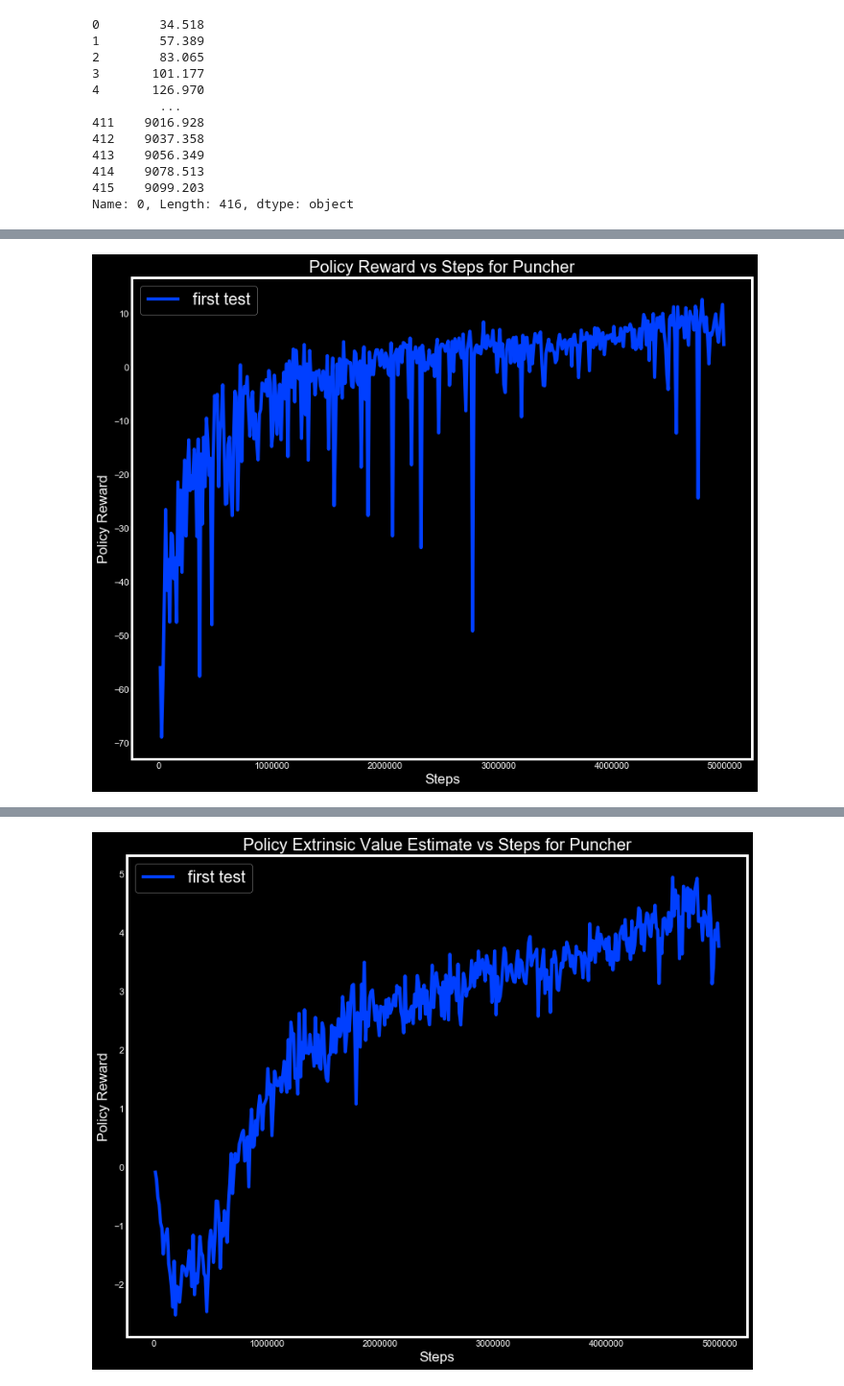
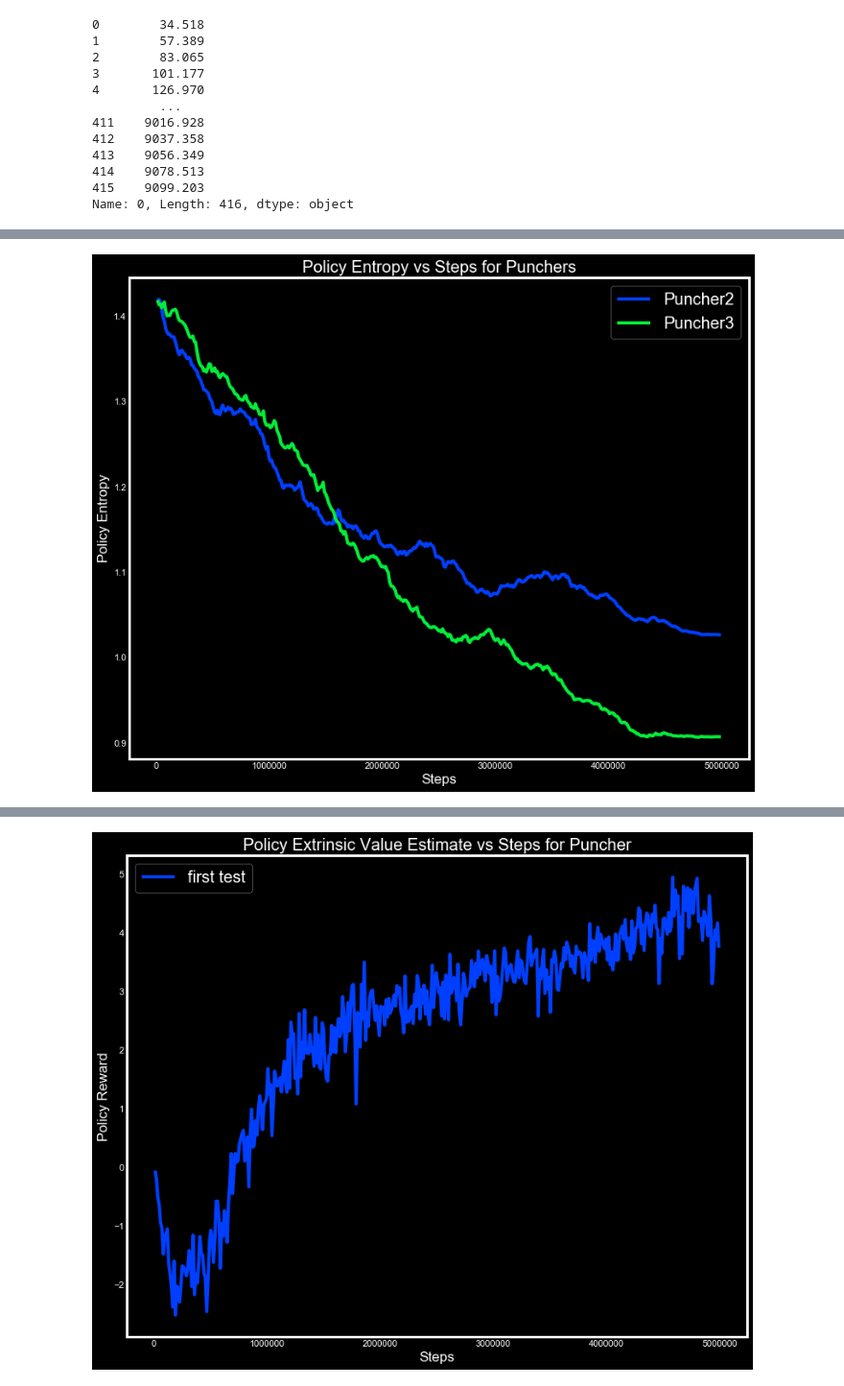
Before and after one commit to rasbot/9_to_5_Smash_It_AI, a Jupyter notebook: Data_Analysis.ipynb, the cells around one changed output, grey strips where cells are left out. Shown at 96% size. Drawn from its saved outputs; the diff is of its cells as text; code cells hidden in the pictures.

Commit message:
update plots

```diff
--- a/Data_Analysis.ipynb
+++ b/Data_Analysis.ipynb
@@ -6,5 +6,3 @@ sns.set()
 plt.style.use('fivethirtyeight')
 plt.style.use('dark_background')
 plt.style.use('seaborn-bright')
-# %%
-df = pd.read_csv('data/Puncher_Run2_Puncher.csv')
@@ -70,12 +152,17 @@ for i in range(puncher_times.shape[0]):
 # %%
+df1_x, df1_y = get_reward_data('data/Puncher_Run2_Puncher.csv', 'Steps', 'Policy/Entropy')
+df2_x, df2_y = get_reward_data('data/Puncher_3_Puncher.csv', 'Steps', 'Policy/Entropy')
+
+# single_plot(df1_x, df1_y, 'Steps', 'Policy Reward', 'springgreen')
 fig, axs = plt.subplots(figsize=(12,10))
-axs.plot(df1_x, df1_y, label='first test')
+axs.plot(df1_x, df1_y, label='Puncher2')
+axs.plot(df2_x, df2_y, label='Puncher3')
 axs.grid(False)
 axs.legend(fontsize=20)
 axs.set_xlabel('Steps')
-axs.set_ylabel('Policy Reward')
-axs.set_title('Policy Reward vs Steps for Puncher')
-#plt.savefig('reward_2runs_trunc.png')
+axs.set_ylabel('Policy Entropy')
+axs.set_title('Policy Entropy vs Steps for Punchers')
+plt.savefig('entropy_vs_steps_23.png')
 plt.show()
 # %% [output]
-[figure, old version]
+[figure, new version]
```
Also changed, not shown: parts of 11 cells of this notebook.
